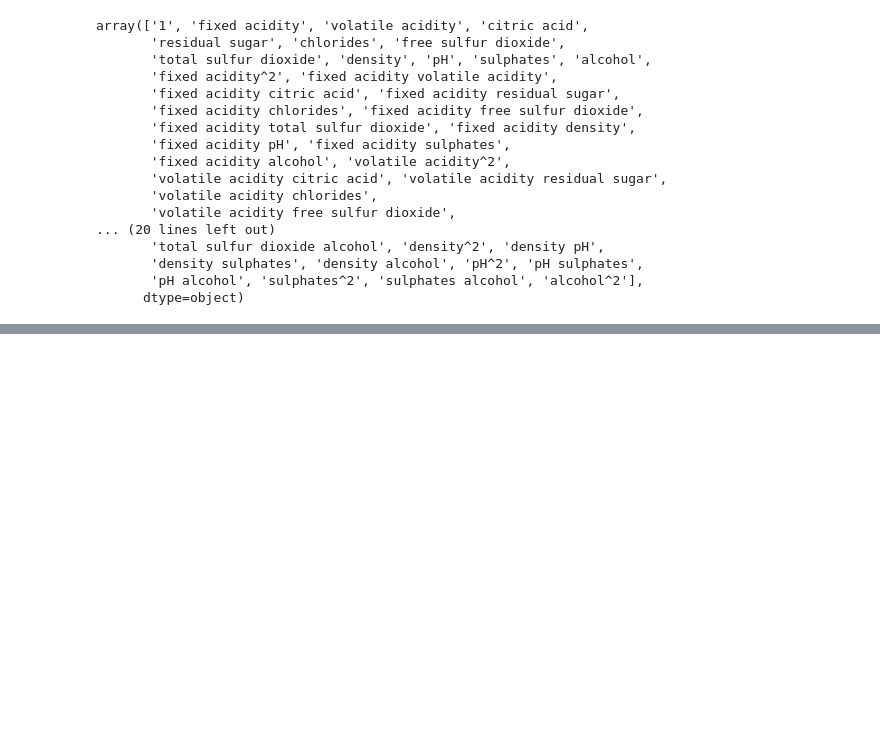
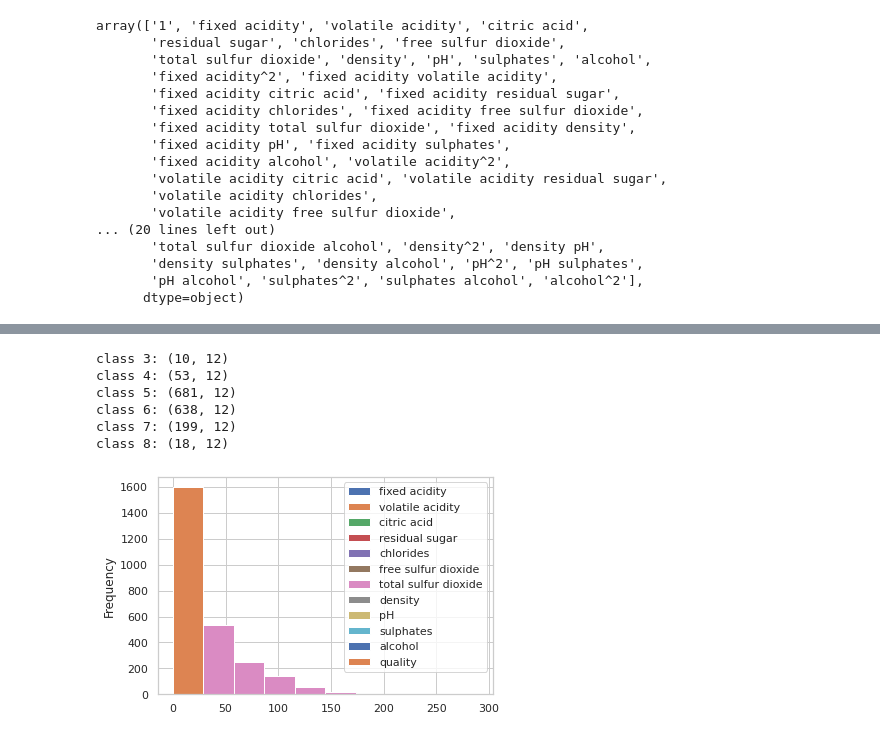
Before and after one commit to hardiksharma6555/MLP_code, a Jupyter notebook: Week2_MLP.ipynb, the cells around one changed output, grey strips where cells are left out. Saved outputs shown, nothing was run; the diff lists cells and outputs as text; code cells hidden in the pictures; blank space fills up the shorter version.

```diff
--- a/Week2_MLP.ipynb
+++ b/Week2_MLP.ipynb
@@ -124,0 +183,32 @@ array(['1', 'fixed acidity', 'volatile acidity', 'citric acid',
+# %%
+#class
+class_count_3, class_count_4, class_count_5, class_count_6, class_count_7, class_count_8 = wine_data['quality'].value_counts()
+
+# separate class
+class_3 = wine_data[wine_data['quality'] == 3]
+class_4 = wine_data[wine_data['quality'] == 4]
+class_5 = wine_data[wine_data['quality'] == 5]
+class_3 = wine_data[wine_data['quality'] == 3]
+class_6 = wine_data[wine_data['quality'] == 6]
+class_7 = wine_data[wine_data['quality'] == 7]
+class_8 = wine_data[wine_data['quality'] == 8]
+
+
+# print the shape of the class
+print('class 3:', class_3.shape)
+print('class 4:', class_4.shape)
+print('class 5:', class_5.shape)
+print('class 6:', class_6.shape)
+print('class 7:', class_7.shape)
+print('class 8:', class_8.shape)
+
+wine_data.plot.hist()
+plt.show()
+# %% [output]
+class 3: (10, 12)
+class 4: (53, 12)
+class 5: (681, 12)
+class 6: (638, 12)
+class 7: (199, 12)
+class 8: (18, 12)
+[figure, added]
```
Also changed, not shown: parts of 7 cells of this notebook.
